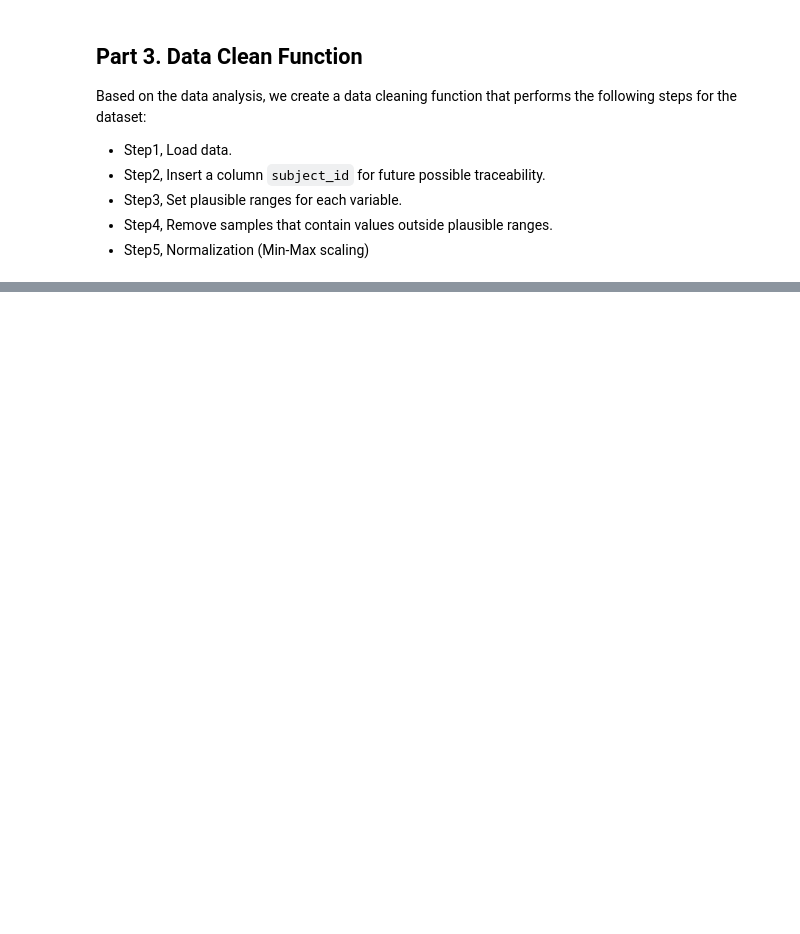
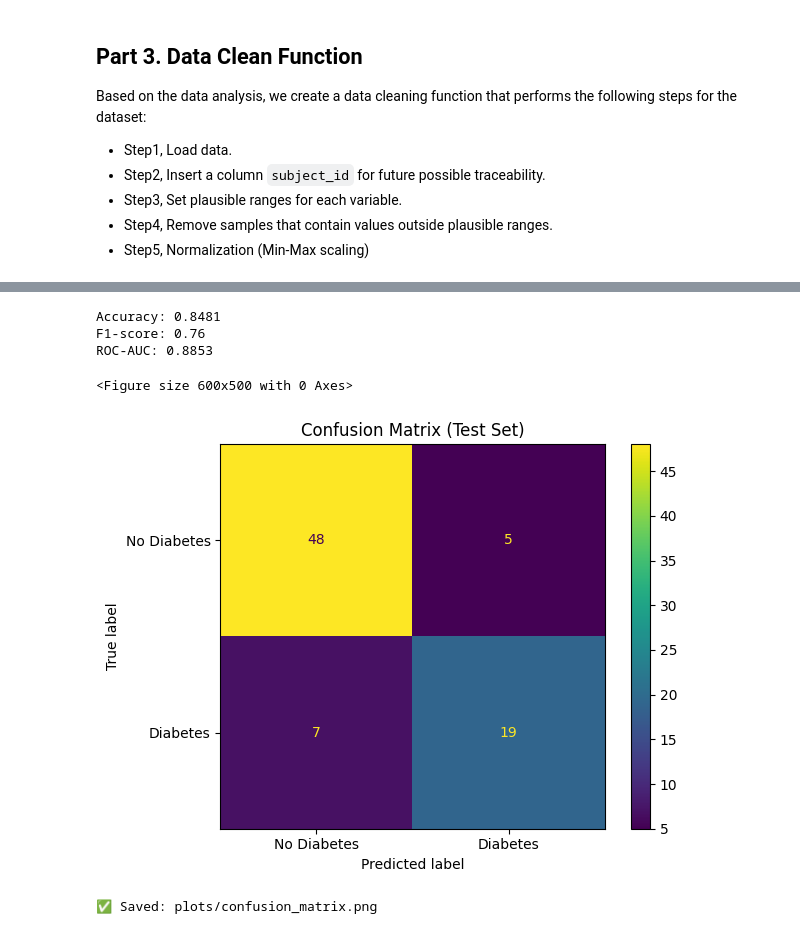
Before and after one commit to lacxy05/diabetes-scientific-programming, a Jupyter notebook: src/SP_project_Function.ipynb, the cells around one changed output, grey strips where cells are left out. Saved outputs shown, nothing was run; the diff lists cells and outputs as text; code cells hidden in the pictures; blank space fills up the shorter version.

Commit message:
Code of model training

```diff
--- a/src/SP_project_Function.ipynb
+++ b/src/SP_project_Function.ipynb
@@ -92,0 +176,16 @@ load_and_clean_data('diabetes\diabetes.csv')
+# %%
+import joblib
+import pandas as pd
+
+model = joblib.load("models/model.pkl")
+scaler = joblib.load("models/scaler.pkl")
+
+# Prepare X (same columns as training)
+X = df_clean.drop(columns=["Outcome", "subject_id"], errors="ignore")
+X_scaled = scaler.transform(X)
+
+proba = model.predict_proba(X_scaled)[:, 1]
+pred = model.predict(X_scaled)
+
+print("Sample probabilities:", proba[:5])
+print("Sample classes:", pred[:5])
@@ -92,0 +199,54 @@ load_and_clean_data('diabetes\diabetes.csv')
+# %%
+import joblib
+import matplotlib.pyplot as plt
+from sklearn.model_selection import train_test_split
+from sklearn.metrics import confusion_matrix, ConfusionMatrixDisplay, accuracy_score, f1_score, roc_auc_score
+
+# Load cleaned data again (safe)
+from config import DATA_PATH
+from src.preprocess import load_and_clean_data
+
+df_clean = load_and_clean_data(DATA_PATH)
+
+y = df_clean["Outcome"].astype(int)
+X = df_clean.drop(columns=["Outcome", "subject_id"], errors="ignore")
+
+X_train, X_test, y_train, y_test = train_test_split(
+    X, y, test_size=0.2, random_state=42, stratify=y
+)
+
+model = joblib.load("models/model.pkl")
+scaler = joblib.load("models/scaler.pkl")
+
+X_test_s = scaler.transform(X_test)
+y_pred = model.predict(X_test_s)
+y_proba = model.predict_proba(X_test_s)[:, 1]
+
+# Metrics
+acc = accuracy_score(y_test, y_pred)
+f1 = f1_score(y_test, y_pred)
+auc = roc_auc_score(y_test, y_proba)
+
+print("Accuracy:", round(acc, 4))
+print("F1-score:", round(f1, 4))
+print("ROC-AUC:", round(auc, 4))
+
+# Confusion matrix (counts)
+cm = confusion_matrix(y_test, y_pred)
+disp = ConfusionMatrixDisplay(cm, display_labels=["No Diabetes", "Diabetes"])
+
+plt.figure(figsize=(6,5))
+disp.plot(values_format="d")
+plt.title("Confusion Matrix (Test Set)")
+plt.tight_layout()
+plt.savefig("plots/confusion_matrix.png", dpi=200)
+plt.show()
+
+print("✅ Saved: plots/confusion_matrix.png")
+# %% [output]
+Accuracy: 0.8481
+F1-score: 0.76
+ROC-AUC: 0.8853
+<Figure size 600x500 with 0 Axes>
+[figure, added]
+✅ Saved: plots/confusion_matrix.png
```
Also changed, not shown: parts of 12 cells of this notebook.
